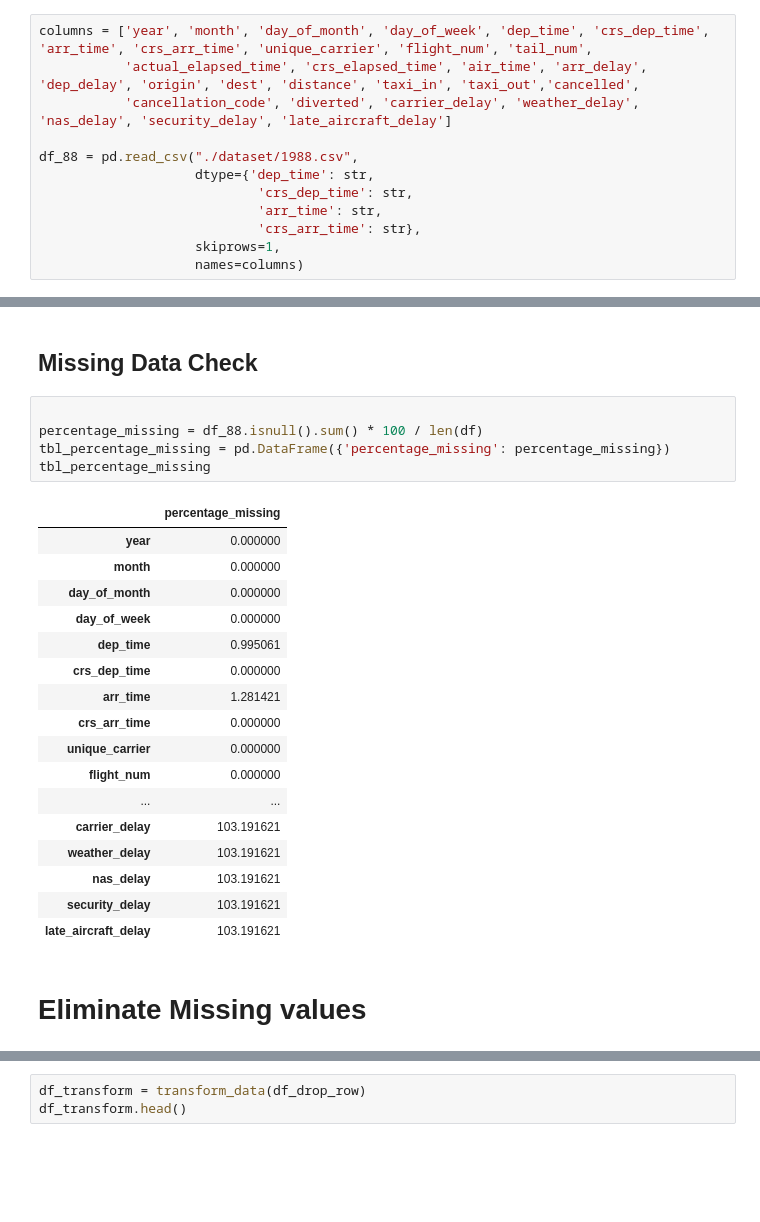
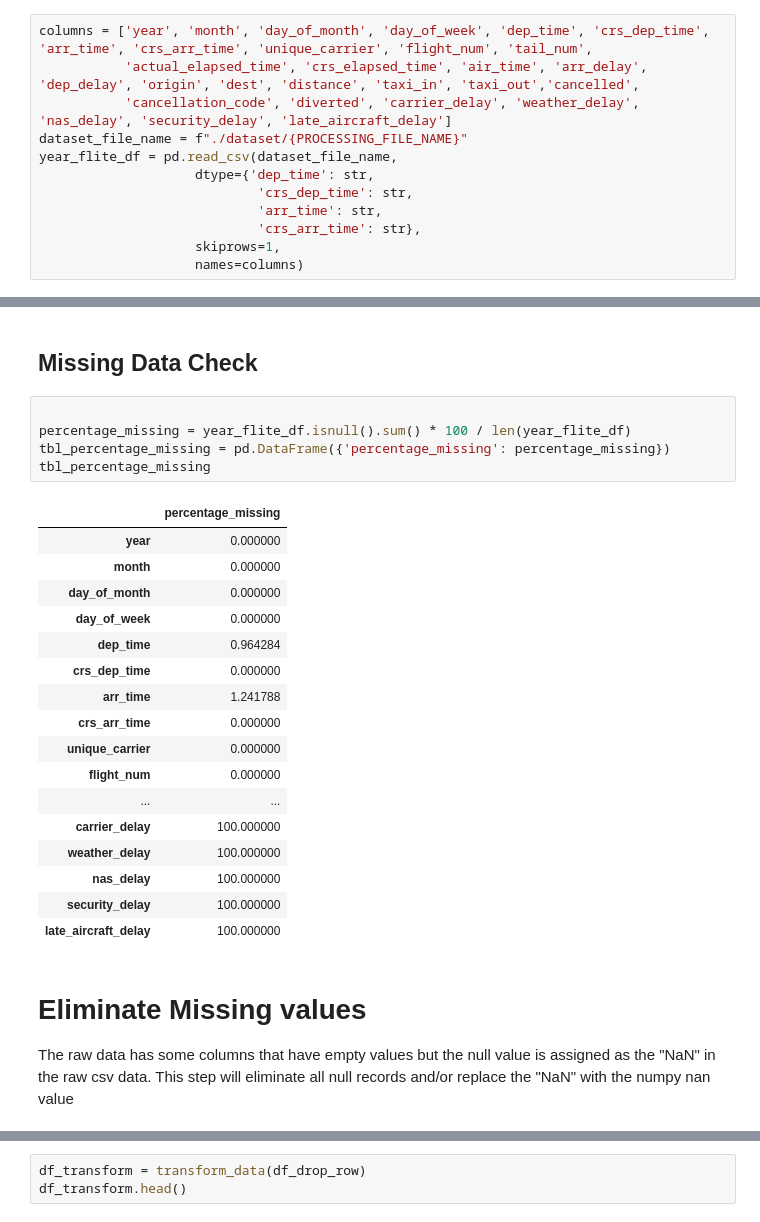
Before and after one commit to liemnt/test-flight-business-intelligence, a Jupyter notebook: main.ipynb, the cells around one changed output, grey strips where cells are left out. Cells and saved outputs as stored; diff of their text form; blank space fills up the shorter version.

Commit message:
Rename some variables and test the preprocessed data

```diff
--- a/main.ipynb
+++ b/main.ipynb
@@ -12,8 +19,8 @@ class Configuration:
 columns = ['year', 'month', 'day_of_month', 'day_of_week', 'dep_time', 'crs_dep_time', 'arr_time', 'crs_arr_time', 'unique_carrier', 'flight_num', 'tail_num',
            'actual_elapsed_time', 'crs_elapsed_time', 'air_time', 'arr_delay', 'dep_delay', 'origin', 'dest', 'distance', 'taxi_in', 'taxi_out','cancelled',
            'cancellation_code', 'diverted', 'carrier_delay', 'weather_delay', 'nas_delay', 'security_delay', 'late_aircraft_delay']
-
-df_88 = pd.read_csv("./dataset/1988.csv",
+dataset_file_name = f"./dataset/{PROCESSING_FILE_NAME}"
+year_flite_df = pd.read_csv(dataset_file_name,
                     dtype={'dep_time': str,
                             'crs_dep_time': str,
                             'arr_time': str,
@@ -80,27 +95,28 @@ df_88[(df_88['arr_time'] < '100')]
 ## Missing Data Check
 # %%
 
-percentage_missing = df_88.isnull().sum() * 100 / len(df)
+percentage_missing = year_flite_df.isnull().sum() * 100 / len(year_flite_df)
 tbl_percentage_missing = pd.DataFrame({'percentage_missing': percentage_missing})
 tbl_percentage_missing
 # %% [output]
 |  | percentage_missing |
 | year | 0.000000 |
 | month | 0.000000 |
 | day_of_month | 0.000000 |
 | day_of_week | 0.000000 |
-| dep_time | 0.995061 |
+| dep_time | 0.964284 |
 | crs_dep_time | 0.000000 |
-| arr_time | 1.281421 |
+| arr_time | 1.241788 |
 | crs_arr_time | 0.000000 |
 | unique_carrier | 0.000000 |
 | flight_num | 0.000000 |
 | ... | ... |
-| carrier_delay | 103.191621 |
-| weather_delay | 103.191621 |
-| nas_delay | 103.191621 |
-| security_delay | 103.191621 |
-| late_aircraft_delay | 103.191621 |
+| carrier_delay | 100.000000 |
+| weather_delay | 100.000000 |
+| nas_delay | 100.000000 |
+| security_delay | 100.000000 |
+| late_aircraft_delay | 100.000000 |
-# %% [markdown]
-# Eliminate Missing values
+# %% [markdown]
+# Eliminate Missing values
+The raw data has some columns that have empty values but the null value is assigned as the "NaN" in the raw csv data. This step will eliminate all null records and/or replace the "NaN" with the numpy nan value
 # %%
```
Also changed, not shown: parts of 16 cells of this notebook, 1 other file.
